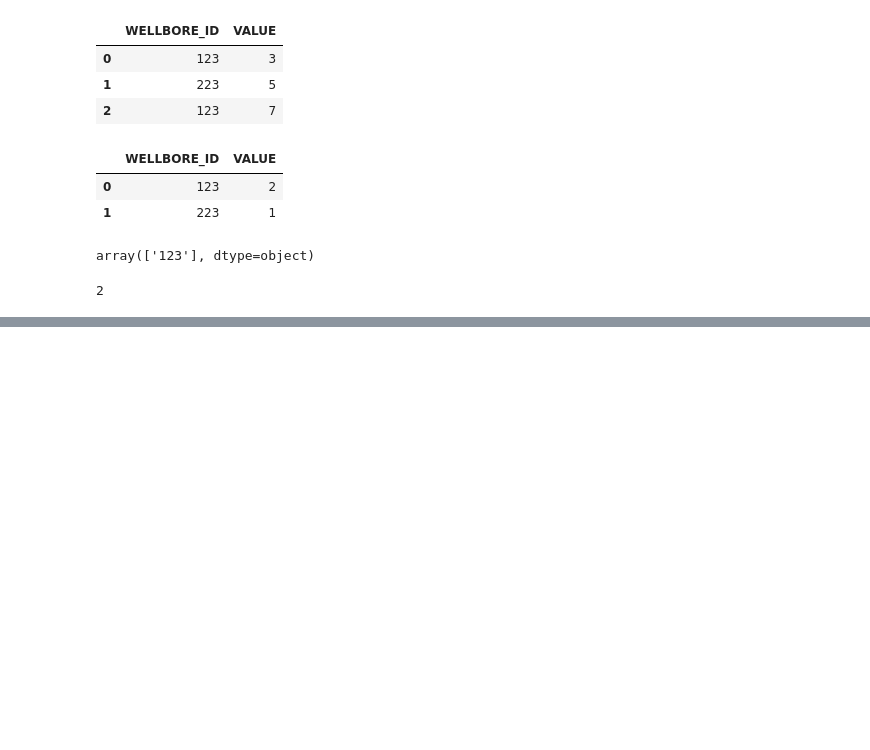
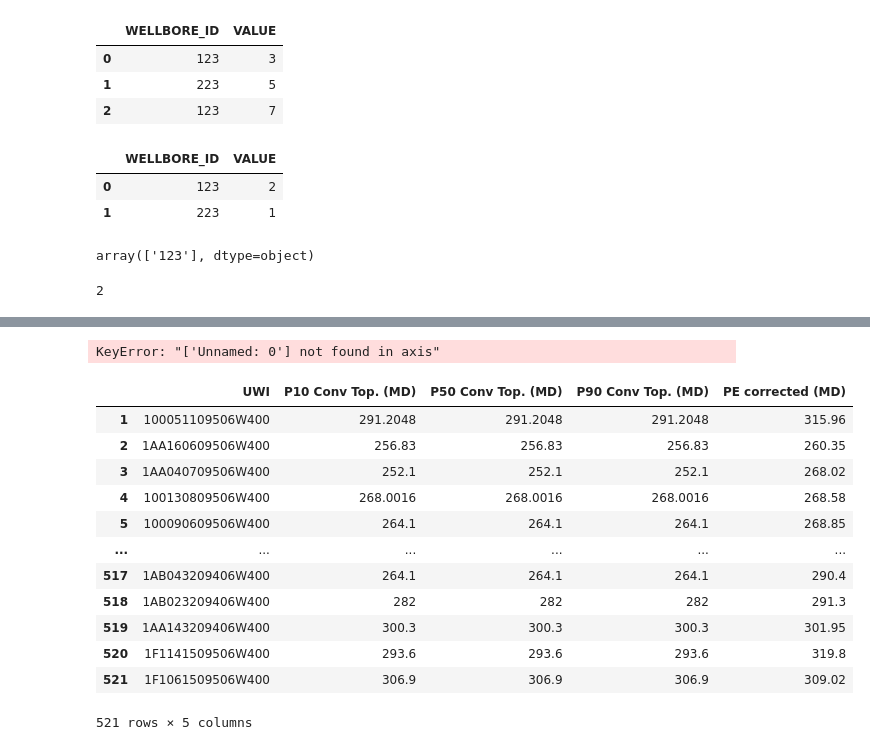
Before and after one commit to safwanhsn/streamlit_test, a Jupyter notebook: testenv.ipynb, the cells around one changed output, grey strips where cells are left out. Saved outputs shown, nothing was run; the diff lists cells and outputs as text; code cells hidden in the pictures; blank space fills up the shorter version.

```diff
--- a/testenv.ipynb
+++ b/testenv.ipynb
@@ -28,0 +63,28 @@ len(list)
+# %%
+conv_top.drop('Unnamed: 0', axis=1, inplace=True)
+# conv_top.columns = conv_top.iloc[0, 1:]
+conv_top
+# %% [output]
+KeyError: "['Unnamed: 0'] not found in axis"
+# %%
+conv_top.columns = conv_top.iloc[0, 0:]
+# %%
+conv_top = conv_top.iloc[1:, :]
+# %%
+conv_top = conv_top.iloc[:, :5]
+# %%
+conv_top
+# %% [output]
+|  | UWI | P10 Conv Top. (MD) | P50 Conv Top. (MD) | P90 Conv Top. (MD) | PE corrected (MD) |
+| 1 | 100051109506W400 | 291.2048 | 291.2048 | 291.2048 | 315.96 |
+| 2 | 1AA160609506W400 | 256.83 | 256.83 | 256.83 | 260.35 |
+| 3 | 1AA040709506W400 | 252.1 | 252.1 | 252.1 | 268.02 |
+| 4 | 100130809506W400 | 268.0016 | 268.0016 | 268.0016 | 268.58 |
+| 5 | 100090609506W400 | 264.1 | 264.1 | 264.1 | 268.85 |
+| ... | ... | ... | ... | ... | ... |
+| 517 | 1AB043209406W400 | 264.1 | 264.1 | 264.1 | 290.4 |
+| 518 | 1AB023209406W400 | 282 | 282 | 282 | 291.3 |
+| 519 | 1AA143209406W400 | 300.3 | 300.3 | 300.3 | 301.95 |
+| 520 | 1F1141509506W400 | 293.6 | 293.6 | 293.6 | 319.8 |
+| 521 | 1F1061509506W400 | 306.9 | 306.9 | 306.9 | 309.02 |
+521 rows × 5 columns
```
Also changed, not shown: parts of 8 cells of this notebook, 9 other files.
